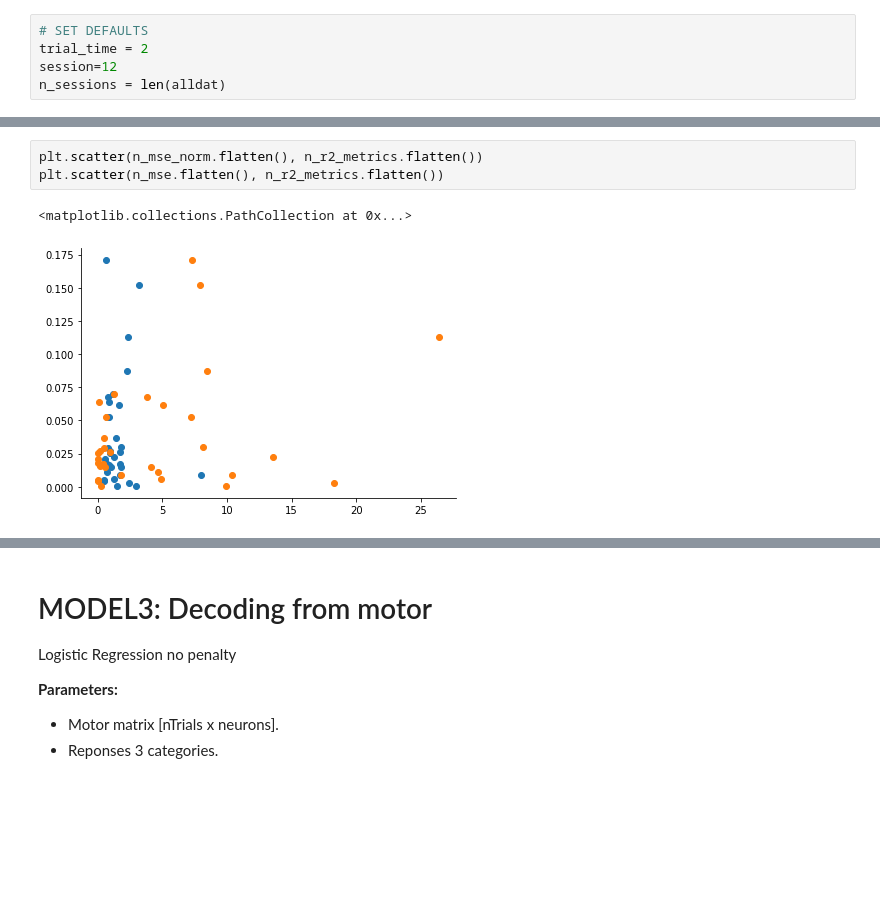
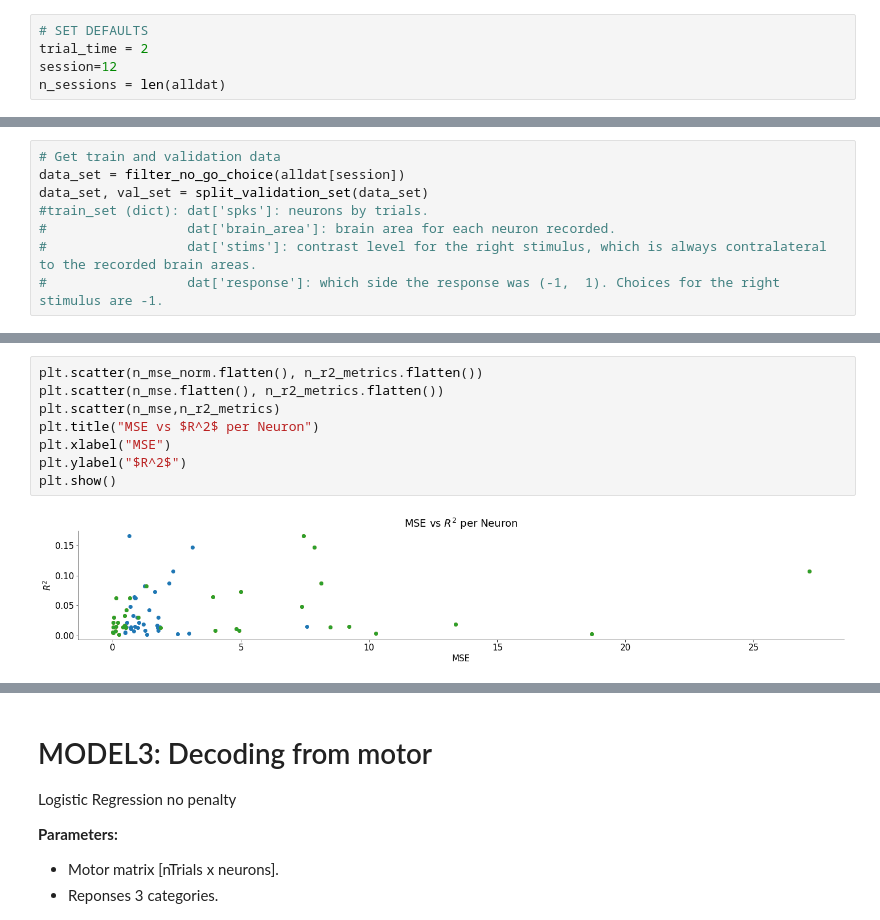
Before and after one commit to mgonzal1/nma_wombat_connectivy_project, a Jupyter notebook: connectivity.ipynb, the cells around one changed output, grey strips where cells are left out. Drawn from its saved outputs; the diff is of its cells as text; blank space fills up the shorter version.

```diff
--- a/connectivity.ipynb
+++ b/connectivity.ipynb
@@ -209,3 +215,11 @@ data_set = filter_no_go_choice(alldat[session])
+# %%
+# Get train and validation data
+data_set = filter_no_go_choice(alldat[session])
+data_set, val_set = split_validation_set(data_set)
+#train_set (dict): dat['spks']: neurons by trials.
+#                  dat['brain_area']: brain area for each neuron recorded.
+#                  dat['stims']: contrast level for the right stimulus, which is always contralateral to the recorded brain areas.
+#                  dat['response']: which side the response was (-1,  1). Choices for the right stimulus are -1.
 # %% [markdown]
 # MODEL1:  Encodig from visual stimulus
 
@@ -297,9 +324,13 @@ for j in range(visual_dat.shape[1]):
 # %%
 plt.scatter(n_mse_norm.flatten(), n_r2_metrics.flatten())
 plt.scatter(n_mse.flatten(), n_r2_metrics.flatten())
+plt.scatter(n_mse,n_r2_metrics)
+plt.title("MSE vs $R^2$ per Neuron")
+plt.xlabel("MSE")
+plt.ylabel("$R^2$")
+plt.show()
 # %% [output]
-<matplotlib.collections.PathCollection at 0x...>
-[figure, old version]
+[figure, new version]
 # %%
 def cross_validation(stim_train, visual_train, n_splits):
   # Initialize the split method
```
Also changed, not shown: parts of 11 cells of this notebook.
